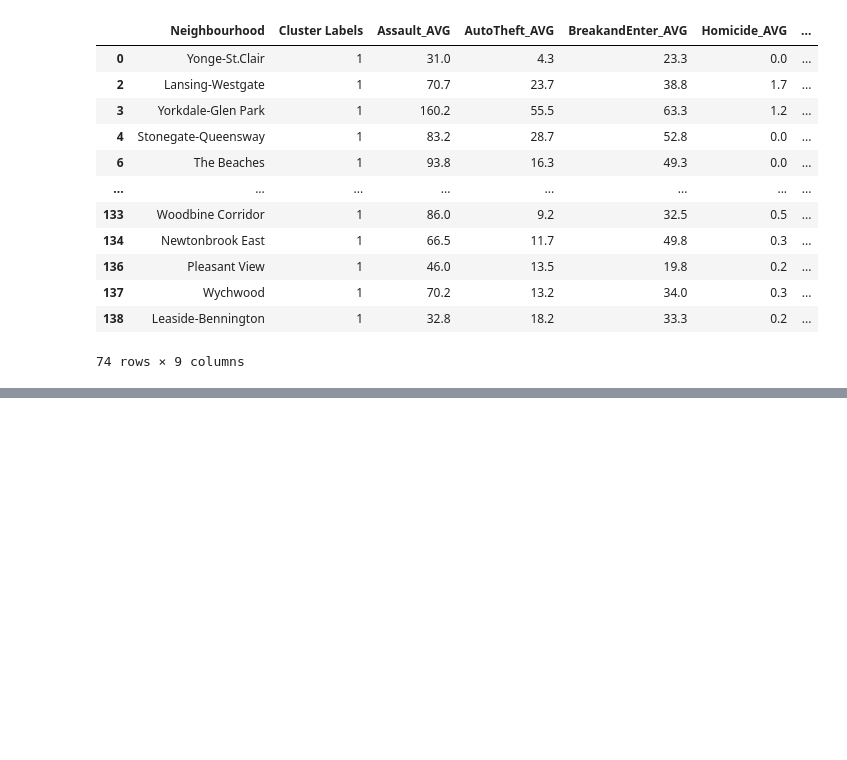
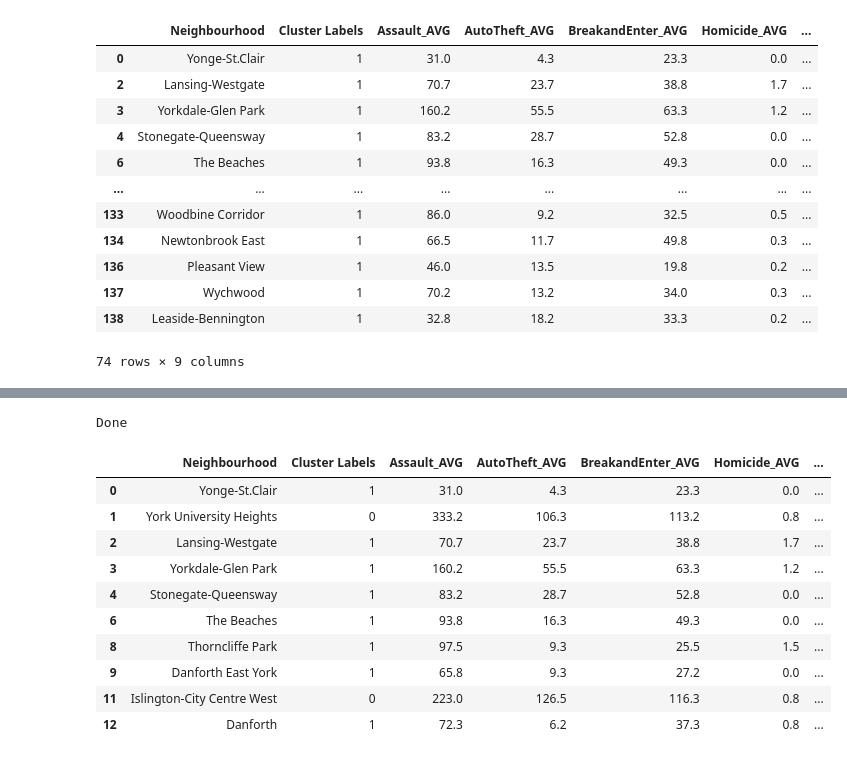
Before and after one commit to rish929/Capstone, a Jupyter notebook: CapstoneFinal.ipynb, the cells around one changed output, grey strips where cells are left out. Drawn from its saved outputs; the diff is of its cells as text; code cells hidden in the pictures; blank space fills up the shorter version.

```diff
--- a/CapstoneFinal.ipynb
+++ b/CapstoneFinal.ipynb
@@ -453,3 +451,44 @@ dfclus1
 | 22 | Church-Yonge Corridor | 2 | 642.8 | 37.8 | 188.5 | 2.0 | ... |
 | 39 | Waterfront Communities-The Island | 2 | 851.8 | 53.7 | 247.3 | 1.0 | ... |
 | 93 | Bay Street Corridor | 2 | 771.0 | 32.8 | 158.7 | 1.5 | ... |
+# %%
+neighdf3 = neighdf2
+ass_mean = neighdf3['Assault_AVG'].mean()
+ass_std = neighdf3['Assault_AVG'].std()
+auto_mean = neighdf3['AutoTheft_AVG'].mean()
+auto_std = neighdf3['AutoTheft_AVG'].std()
+break_mean = neighdf3['BreakandEnter_AVG'].mean()
+break_std = neighdf3['BreakandEnter_AVG'].std()
+homi_mean = neighdf3['Homicide_AVG'].mean()
+homi_std = neighdf3['Homicide_AVG'].std()
+rob_mean = neighdf3['Robbery_AVG'].mean()
+rob_std = neighdf3['Robbery_AVG'].std()
+thover_mean = neighdf3['TheftOver_AVG'].mean()
+thover_std = neighdf3['TheftOver_AVG'].mean()
+sumcrime = list()
+for i,j,k,l,m,n in zip(neighdf3['Assault_AVG'],neighdf3['AutoTheft_AVG'],neighdf3['BreakandEnter_AVG'],neighdf3['Homicide_AVG'],neighdf3['Robbery_AVG'],neighdf3['TheftOver_AVG']):
+    ass_z = ((i-ass_mean)/ass_std)
+    auto_z = ((j-auto_mean)/auto_std)
+    break_z = ((k-break_mean)/break_std)
+    homi_z = ((l-homi_mean)/homi_std)
+    rob_z = ((m-rob_mean)/rob_std)
+    thover_z = ((n-thover_mean)/thover_std)
+    cr = ass_z+auto_z+break_z+homi_z+rob_z+thover_z
+    sumcrime.append(cr)
+print('Done')
+# %% [output]
+Done
+# %%
+neighdf3.head(10)
+# %% [output]
+|  | Neighbourhood | Cluster Labels | Assault_AVG | AutoTheft_AVG | BreakandEnter_AVG | Homicide_AVG | ... |
+| 0 | Yonge-St.Clair | 1 | 31.0 | 4.3 | 23.3 | 0.0 | ... |
+| 1 | York University Heights | 0 | 333.2 | 106.3 | 113.2 | 0.8 | ... |
+| 2 | Lansing-Westgate | 1 | 70.7 | 23.7 | 38.8 | 1.7 | ... |
+| 3 | Yorkdale-Glen Park | 1 | 160.2 | 55.5 | 63.3 | 1.2 | ... |
+| 4 | Stonegate-Queensway | 1 | 83.2 | 28.7 | 52.8 | 0.0 | ... |
+| 6 | The Beaches | 1 | 93.8 | 16.3 | 49.3 | 0.0 | ... |
+| 8 | Thorncliffe Park | 1 | 97.5 | 9.3 | 25.5 | 1.5 | ... |
+| 9 | Danforth East York | 1 | 65.8 | 9.3 | 27.2 | 0.0 | ... |
+| 11 | Islington-City Centre West | 0 | 223.0 | 126.5 | 116.3 | 0.8 | ... |
+| 12 | Danforth | 1 | 72.3 | 6.2 | 37.3 | 0.8 | ... |
```
Also changed, not shown: parts of 12 cells of this notebook, 2 other files.
